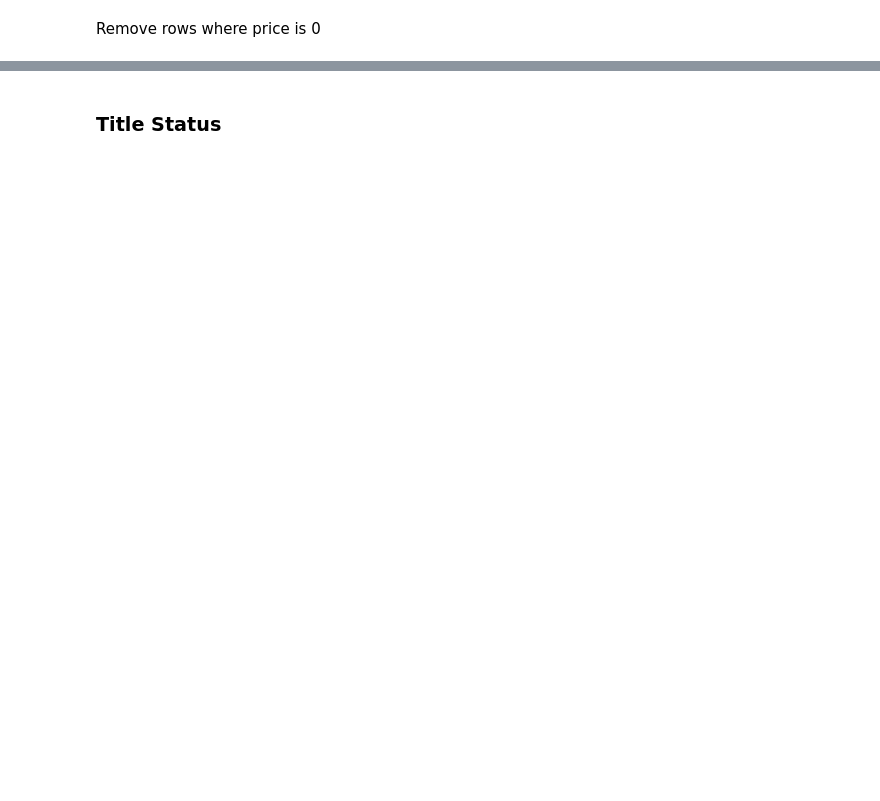
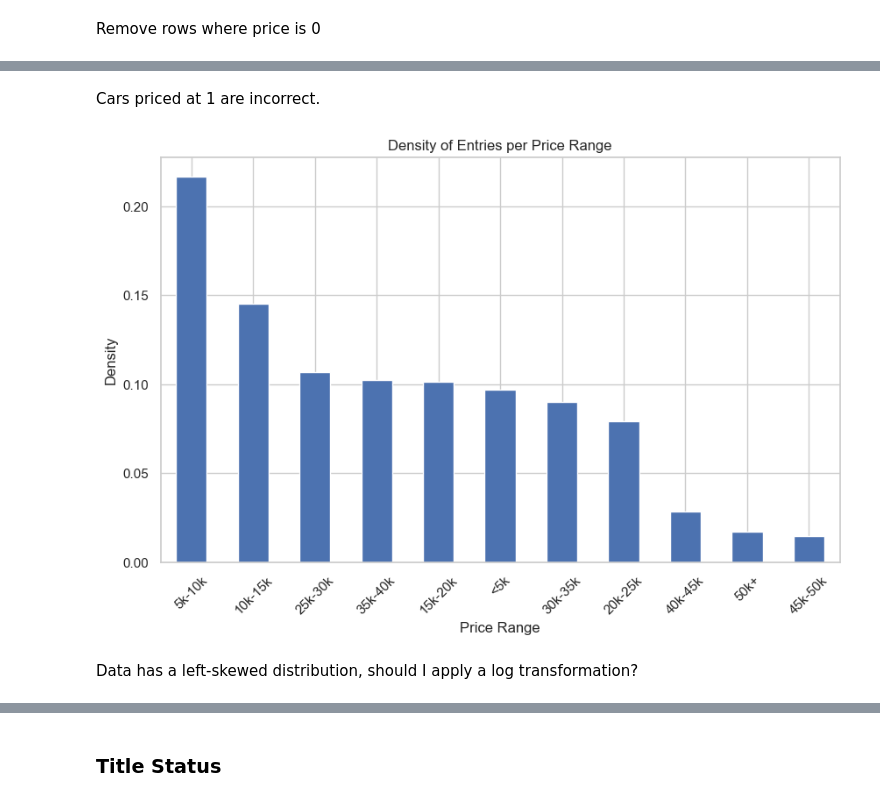
Before and after one commit to edb-313/Used-Car, a Jupyter notebook: DataClean.ipynb, the cells around one changed output, grey strips where cells are left out. Cells and saved outputs as stored; diff of their text form; code cells hidden in the pictures; blank space fills up the shorter version.

```diff
--- a/DataClean.ipynb
+++ b/DataClean.ipynb
@@ -154,3 +148,29 @@ Postings with price under 100$ will be removed
+# %% [markdown]
+Cars priced at 1 are incorrect.
+# %%
+price_ranges = [0, 5000, 10000, 15000, 20000, 25000, 30000, 35000, 40000, 45000, 50000, float('inf')]
+price_range_labels = ['<5k', '5k-10k', '10k-15k', '15k-20k', '20k-25k', '25k-30k', '30k-35k', '35k-40k', '40k-45k', '45k-50k', '50k+']
+
+# Create a new column in the DataFrame to categorize prices into ranges
+df['price_range'] = pd.cut(df['price'], bins=price_ranges, labels=price_range_labels)
+
+# Calculate the density of entries per price range
+price_range_counts = df['price_range'].value_counts(normalize=True)
+
+# Create a bar chart
+plt.figure(figsize=(10, 6))
+price_range_counts.plot(kind='bar')
+plt.title('Density of Entries per Price Range')
+plt.xlabel('Price Range')
+plt.ylabel('Density')
+plt.xticks(rotation=45)
+plt.show()
+
+df.drop(columns = 'price_range', inplace =True)
+# %% [output]
+[figure, added]
+# %% [markdown]
+Data has a left-skewed distribution, should I apply a log transformation?
 # %%
 sns.violinplot(y='price', data=df);
 # %% [output]
```
Also changed, not shown: parts of 62 cells of this notebook, 1 other file.
